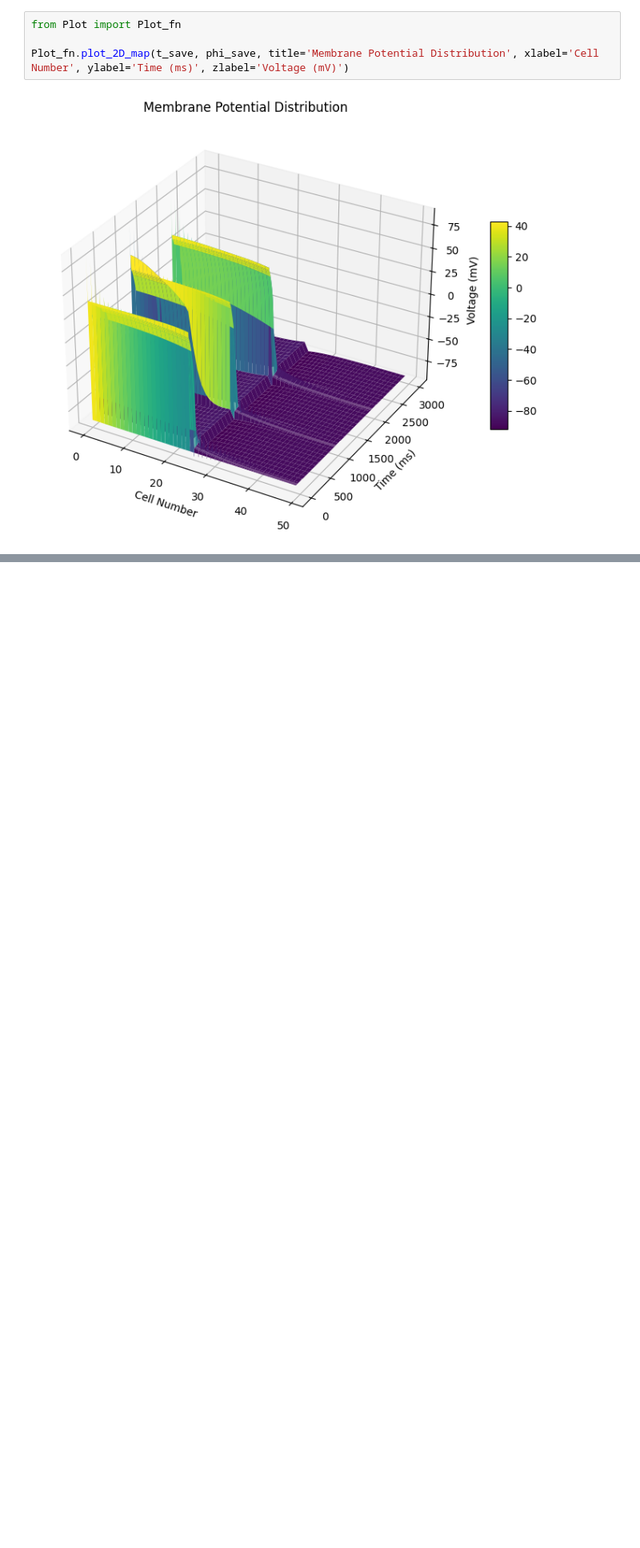
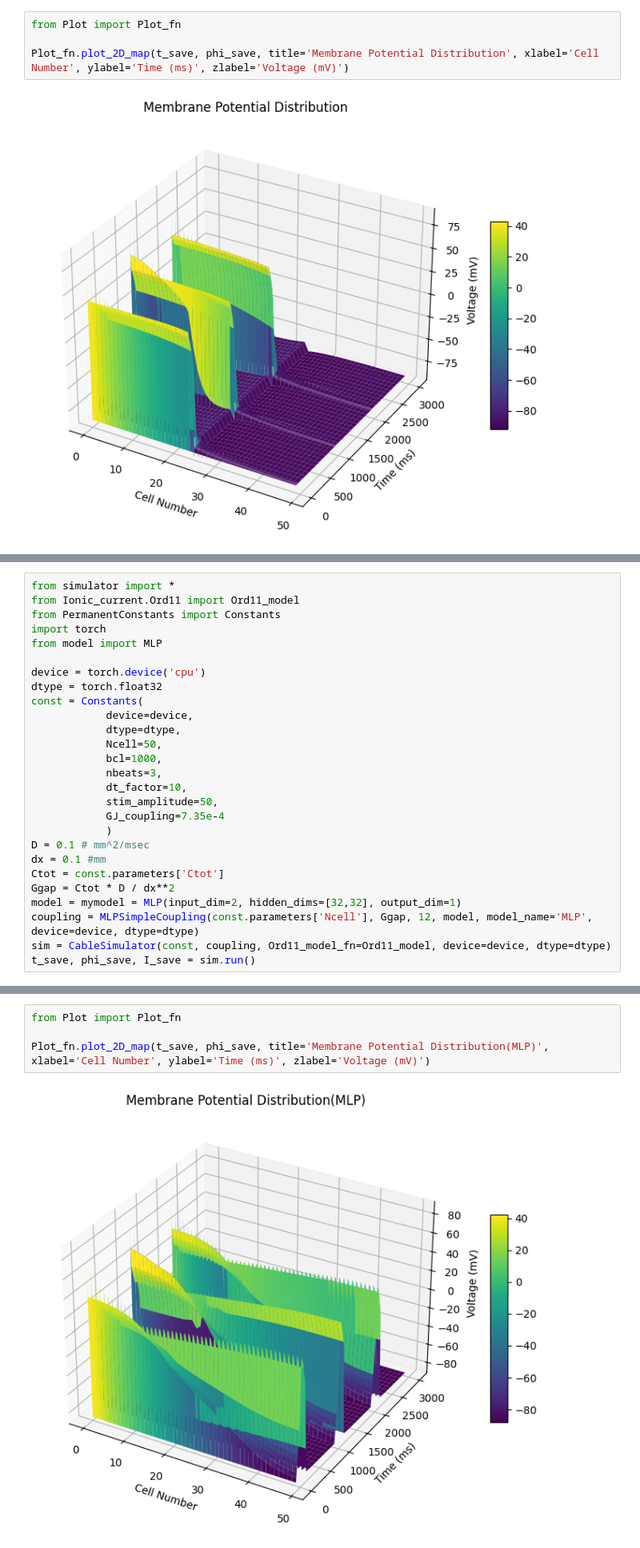
Before and after one commit to Richard71111/ID_hetg_NN, a Jupyter notebook: test_ResNet.ipynb, the cells around one changed output, grey strips where cells are left out. Shown at 80% size. Drawn from its saved outputs; the diff is of its cells as text; blank space fills up the shorter version.

```diff
--- a/test_ResNet.ipynb
+++ b/test_ResNet.ipynb
@@ -506,0 +509,27 @@ KeyboardInterrupt:
+# %%
+from simulator import *
+from Ionic_current.Ord11 import Ord11_model
+from PermanentConstants import Constants
+import torch
+from model import MLP
+
+device = torch.device('cpu')
+dtype = torch.float32
+const = Constants(
+            device=device,
+            dtype=dtype,
+            Ncell=50,
+            bcl=1000,
+            nbeats=3,
+            dt_factor=10,
+            stim_amplitude=50,
+            GJ_coupling=7.35e-4
+            )
+D = 0.1 # mm^2/msec
+dx = 0.1 #mm
+Ctot = const.parameters['Ctot']
+Ggap = Ctot * D / dx**2
+model = mymodel = MLP(input_dim=2, hidden_dims=[32,32], output_dim=1)
+coupling = MLPSimpleCoupling(const.parameters['Ncell'], Ggap, 12, model, model_name='MLP', device=device, dtype=dtype)
+sim = CableSimulator(const, coupling, Ord11_model_fn=Ord11_model, device=device, dtype=dtype)
+t_save, phi_save, I_save = sim.run()
@@ -506,0 +540,6 @@ KeyboardInterrupt:
+# %%
+from Plot import Plot_fn
+
+Plot_fn.plot_2D_map(t_save, phi_save, title='Membrane Potential Distribution(MLP)', xlabel='Cell Number', ylabel='Time (ms)', zlabel='Voltage (mV)')
+# %% [output]
+[figure, added]
```
Also changed, not shown: parts of 7 cells of this notebook.
